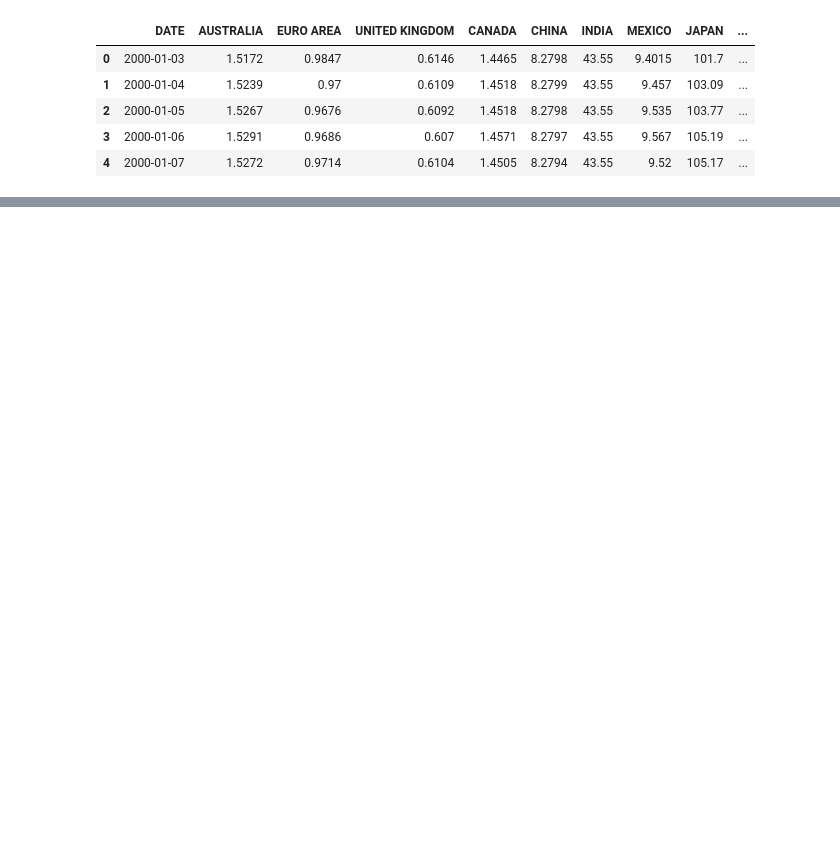
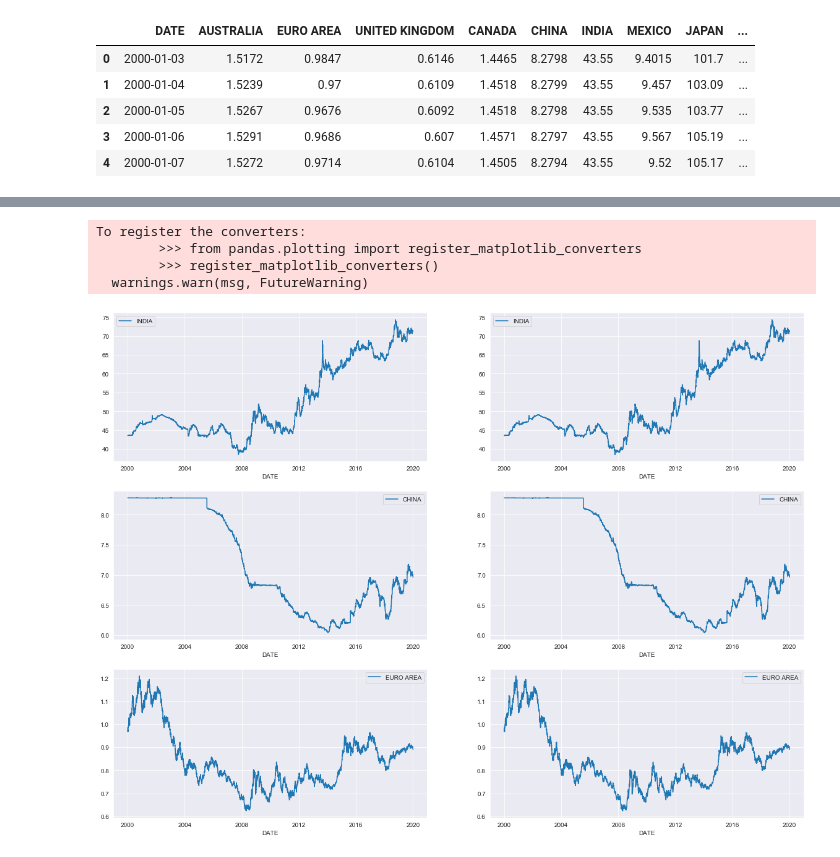
Before and after one commit to ebitdad7/dsc_projects, a Jupyter notebook: Rates_model.ipynb, the cells around one changed output, grey strips where cells are left out. Saved outputs shown, nothing was run; the diff lists cells and outputs as text; code cells hidden in the pictures; blank space fills up the shorter version.

```diff
--- a/Rates_model.ipynb
+++ b/Rates_model.ipynb
@@ -23,3 +60,12 @@ df.head()
 | 2 | 2000-01-05 | 1.5267 | 0.9676 | 0.6092 | 1.4518 | 8.2798 | 43.55 | 9.535 | 103.77 | ... |
 | 3 | 2000-01-06 | 1.5291 | 0.9686 | 0.607 | 1.4571 | 8.2797 | 43.55 | 9.567 | 105.19 | ... |
 | 4 | 2000-01-07 | 1.5272 | 0.9714 | 0.6104 | 1.4505 | 8.2794 | 43.55 | 9.52 | 105.17 | ... |
+# %%
+df = df.replace("ND", np.nan)
+df = df.bfill().ffill()
+
+# Make date wise indexing
+
+df = df.set_index("DATE")
+df.index = pd.to_datetime(df.index)
+df = df.astype(float)
@@ -41,0 +90,10 @@ Index(['Unnamed: 0', 'Time Serie', 'AUSTRALIA - AUSTRALIAN DOLLAR/US$',
+# %%
+# Prepare a full dataframe
+num_records = 7303
+data = {}
+data["DATE"] = pd.date_range("2000-01-03", "2019-12-31", freq="D")
+
+complete = pd.DataFrame(data=data)
+complete = complete.set_index("DATE")
+complete = complete.merge(df, left_index=True, right_index=True, how="left")
+complete = complete.bfill().ffill()
@@ -41,0 +110,15 @@ Index(['Unnamed: 0', 'Time Serie', 'AUSTRALIA - AUSTRALIAN DOLLAR/US$',
+# %%
+#Inspecting data to ensure it is close enough to original dataset.
+toInspect = ["INDIA", "CHINA", "EURO AREA"]
+rows, cols = 3, 2
+fig, ax = plt.subplots(rows, cols, figsize=(20,rows*5))
+
+for row in range(rows):
+    sns.lineplot(data=df[[toInspect[row]]], ax=ax[row][0])
+    sns.lineplot(data=complete[[toInspect[row]]], ax=ax[row][1])
+# %% [output]
+To register the converters:
+        >>> from pandas.plotting import register_matplotlib_converters
+        >>> register_matplotlib_converters()
+  warnings.warn(msg, FutureWarning)
+[figure, added]
```
Also changed, not shown: parts of 9 cells of this notebook.
